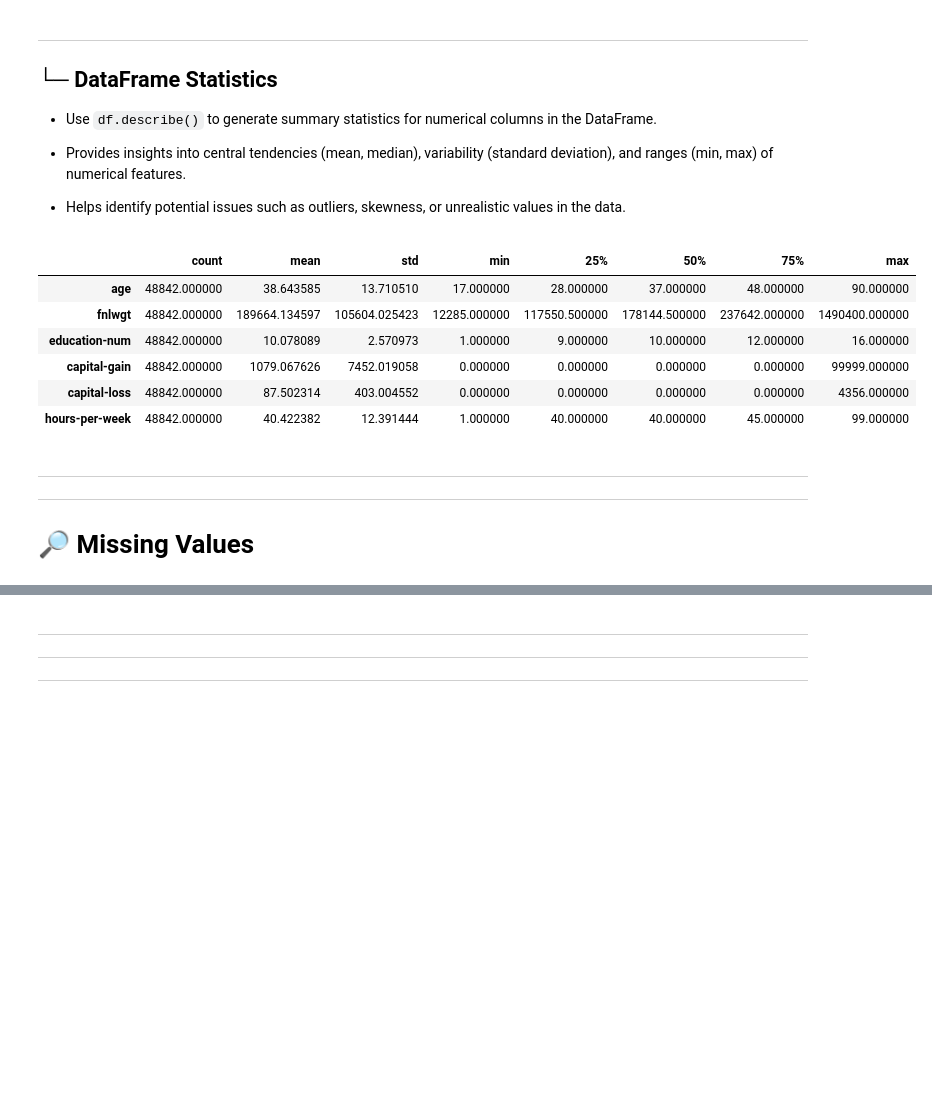
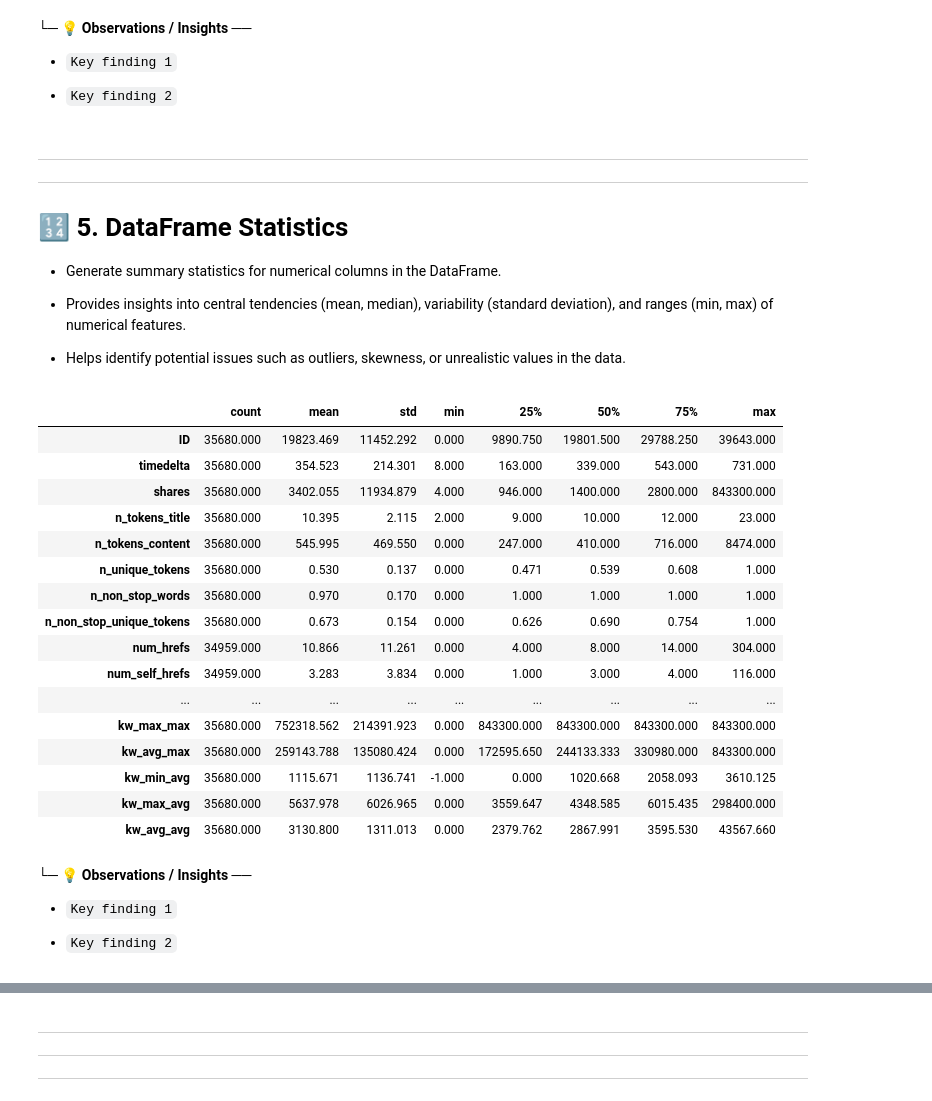
Before and after one commit to JoelNgiamKeeYong/ai-sandbox, a Jupyter notebook: 100 - DATA INGESTION/103 - Data Exploration/basic_exploration.ipynb, the cells around one changed output, grey strips where cells are left out. Cells and saved outputs as stored; diff of their text form; code cells hidden in the pictures; blank space fills up the shorter version.

```diff
--- a/100 - DATA INGESTION/103 - Data Exploration/basic_exploration.ipynb
+++ b/100 - DATA INGESTION/103 - Data Exploration/basic_exploration.ipynb
@@ -33,0 +40,12 @@ df
+# %%
+import yaml
+
+config_path = "../config.yaml"
+with open(config_path, "r", encoding="utf-8") as file:
+    config = yaml.safe_load(file)
+
+DATA_FILE_PATH = config["data_file_path"]
+IDENTIFIER_COLUMN = config["identifier_column"]
+TARGET_COLUMN = config["target_column"]
+RANDOM_STATE = config["random_state"]
+TEST_SIZE = config["test_size"]
@@ -33,0 +55,5 @@ df
+# %%
+RELATIVE_FILE_PATH = Path("../", DATA_FILE_PATH)
+
+df = pd.read_csv(RELATIVE_FILE_PATH)
+df.head()
@@ -124,25 +230,44 @@ memory usage: 2.7 MB
+# %% [markdown]
+**└─ 💡 Observations / Insights ──**
+
+- `Key finding 1`
+
+- `Key finding 2`
 # %% [markdown]
 ---
-## **└─ DataFrame Statistics**
+---
+# **🔢 5. DataFrame Statistics**
 
-- Use `df.describe()` to generate summary statistics for numerical columns in the DataFrame.
+- Generate summary statistics for numerical columns in the DataFrame.
 
 - Provides insights into central tendencies (mean, median), variability (standard deviation), and ranges (min, max) of numerical features.
 
 - Helps identify potential issues such as outliers, skewness, or unrealistic values in the data.
 # %%
 # Display in normal notation instead of scientific
-with pd.option_context('float_format', '{:f}'.format):
+with pd.option_context('float_format', '{:.3f}'.format):
     df.describe() .T
 # %% [output]
 |  | count | mean | std | min | 25% | 50% | 75% | max |
-| age | 48842.000000 | 38.643585 | 13.710510 | 17.000000 | 28.000000 | 37.000000 | 48.000000 | 90.000000 |
-| fnlwgt | 48842.000000 | 189664.134597 | 105604.025423 | 12285.000000 | 117550.500000 | 178144.500000 | 237642.000000 | 1490400.000000 |
-| education-num | 48842.000000 | 10.078089 | 2.570973 | 1.000000 | 9.000000 | 10.000000 | 12.000000 | 16.000000 |
-| capital-gain | 48842.000000 | 1079.067626 | 7452.019058 | 0.000000 | 0.000000 | 0.000000 | 0.000000 | 99999.000000 |
-| capital-loss | 48842.000000 | 87.502314 | 403.004552 | 0.000000 | 0.000000 | 0.000000 | 0.000000 | 4356.000000 |
-| hours-per-week | 48842.000000 | 40.422382 | 12.391444 | 1.000000 | 40.000000 | 40.000000 | 45.000000 | 99.000000 |
+| ID | 35680.000 | 19823.469 | 11452.292 | 0.000 | 9890.750 | 19801.500 | 29788.250 | 39643.000 |
+| timedelta | 35680.000 | 354.523 | 214.301 | 8.000 | 163.000 | 339.000 | 543.000 | 731.000 |
+| shares | 35680.000 | 3402.055 | 11934.879 | 4.000 | 946.000 | 1400.000 | 2800.000 | 843300.000 |
+| n_tokens_title | 35680.000 | 10.395 | 2.115 | 2.000 | 9.000 | 10.000 | 12.000 | 23.000 |
+| n_tokens_content | 35680.000 | 545.995 | 469.550 | 0.000 | 247.000 | 410.000 | 716.000 | 8474.000 |
+| n_unique_tokens | 35680.000 | 0.530 | 0.137 | 0.000 | 0.471 | 0.539 | 0.608 | 1.000 |
+| n_non_stop_words | 35680.000 | 0.970 | 0.170 | 0.000 | 1.000 | 1.000 | 1.000 | 1.000 |
+| n_non_stop_unique_tokens | 35680.000 | 0.673 | 0.154 | 0.000 | 0.626 | 0.690 | 0.754 | 1.000 |
+| num_hrefs | 34959.000 | 10.866 | 11.261 | 0.000 | 4.000 | 8.000 | 14.000 | 304.000 |
+| num_self_hrefs | 34959.000 | 3.283 | 3.834 | 0.000 | 1.000 | 3.000 | 4.000 | 116.000 |
+| ... | ... | ... | ... | ... | ... | ... | ... | ... |
+| kw_max_max | 35680.000 | 752318.562 | 214391.923 | 0.000 | 843300.000 | 843300.000 | 843300.000 | 843300.000 |
+| kw_avg_max | 35680.000 | 259143.788 | 135080.424 | 0.000 | 172595.650 | 244133.333 | 330980.000 | 843300.000 |
+| kw_min_avg | 35680.000 | 1115.671 | 1136.741 | -1.000 | 0.000 | 1020.668 | 2058.093 | 3610.125 |
+| kw_max_avg | 35680.000 | 5637.978 | 6026.965 | 0.000 | 3559.647 | 4348.585 | 6015.435 | 298400.000 |
+| kw_avg_avg | 35680.000 | 3130.800 | 1311.013 | 0.000 | 2379.762 | 2867.991 | 3595.530 | 43567.660 |
-# %% [markdown]
----
----
-# **🔎 Missing Values**
+# %% [markdown]
+**└─ 💡 Observations / Insights ──**
+
+- `Key finding 1`
+
+- `Key finding 2`
```
Also changed, not shown: parts of 62 cells of this notebook, 26 other files.
